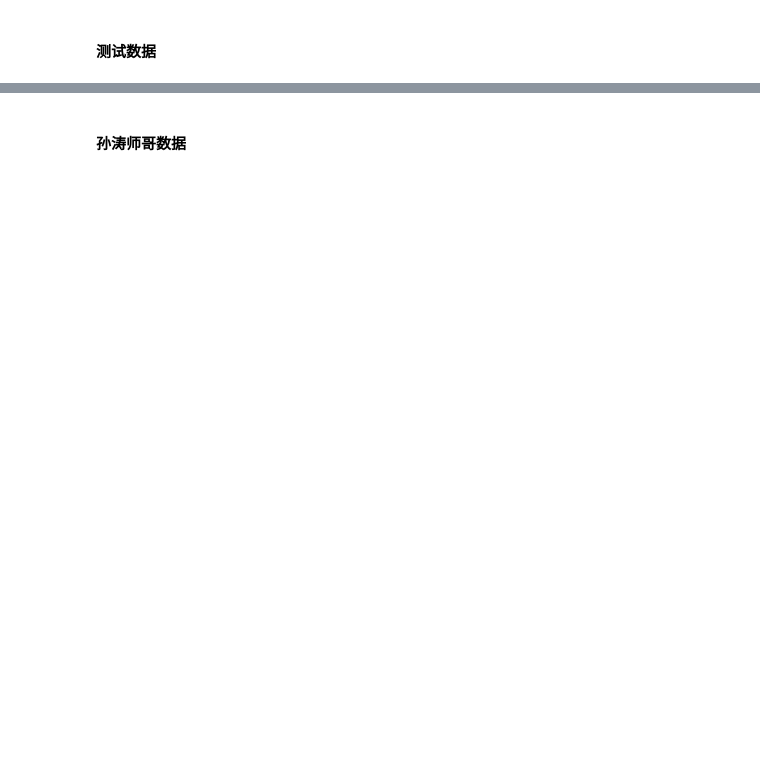
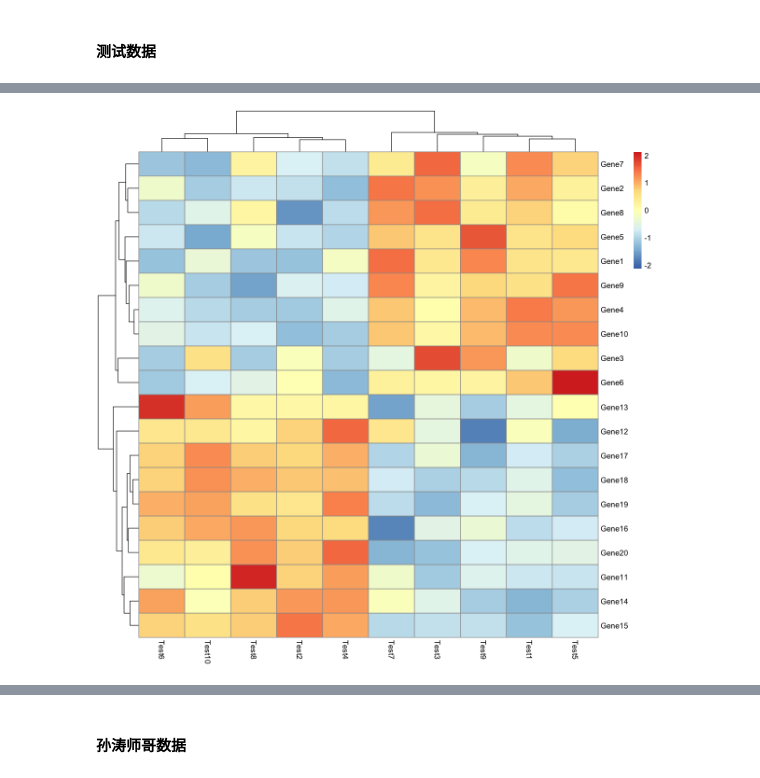
Before and after one commit to dongchen1998/code, a Jupyter notebook: lab/ST/heatmap/pheatmap.ipynb, the cells around one changed output, grey strips where cells are left out. Saved outputs shown, nothing was run; the diff lists cells and outputs as text; code cells hidden in the pictures; blank space fills up the shorter version.

```diff
--- a/lab/ST/heatmap/pheatmap.ipynb
+++ b/lab/ST/heatmap/pheatmap.ipynb
@@ -37,3 +25,10 @@ A matrix: 6 × 10 of type dbl
+# %%
+# options(repr.plot.width = 10, repr.plot.height = 10)
+pheatmap(test,
+    scale = "row"
+    )
+# %% [output]
+[figure, added]
 # %%
 pheatmap(test,
     scale = "row",
```
Also changed, not shown: parts of 8 cells of this notebook, 4 other files.
